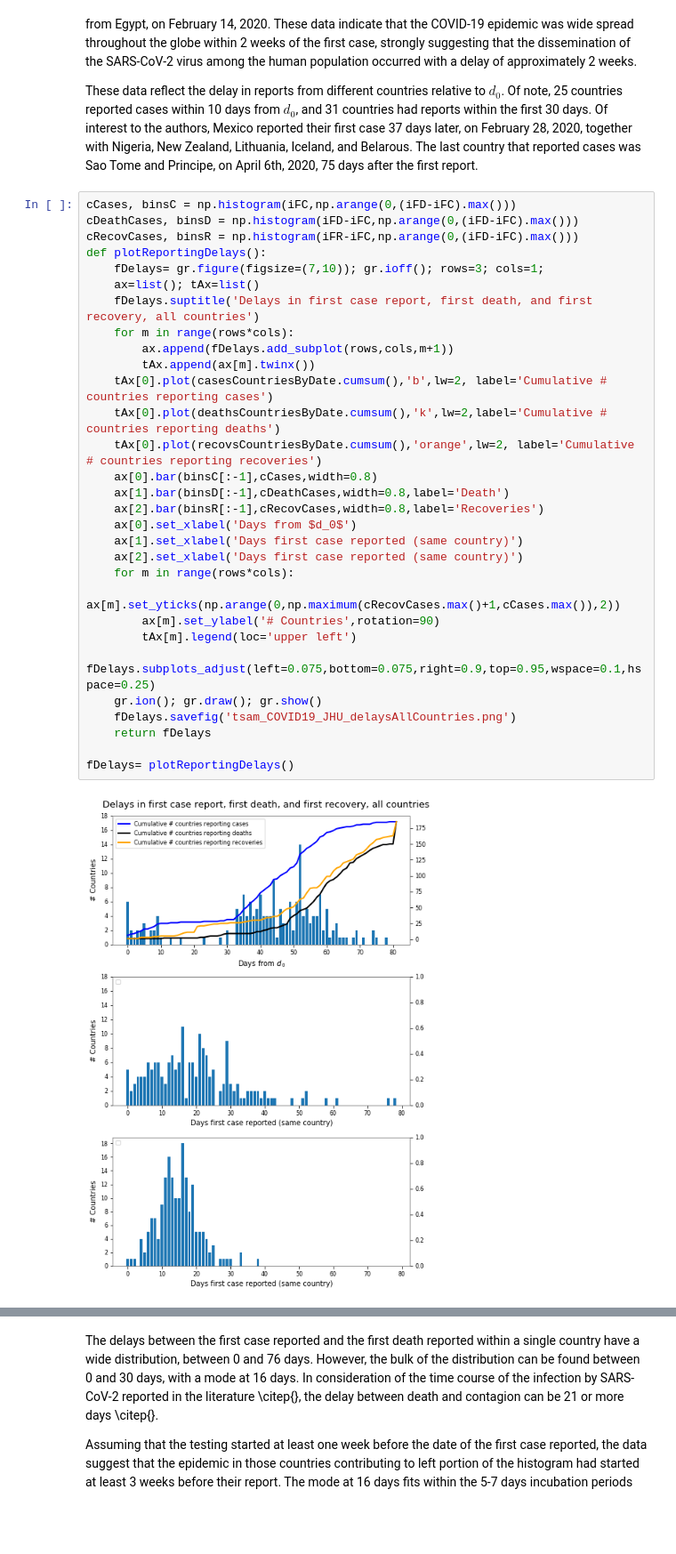
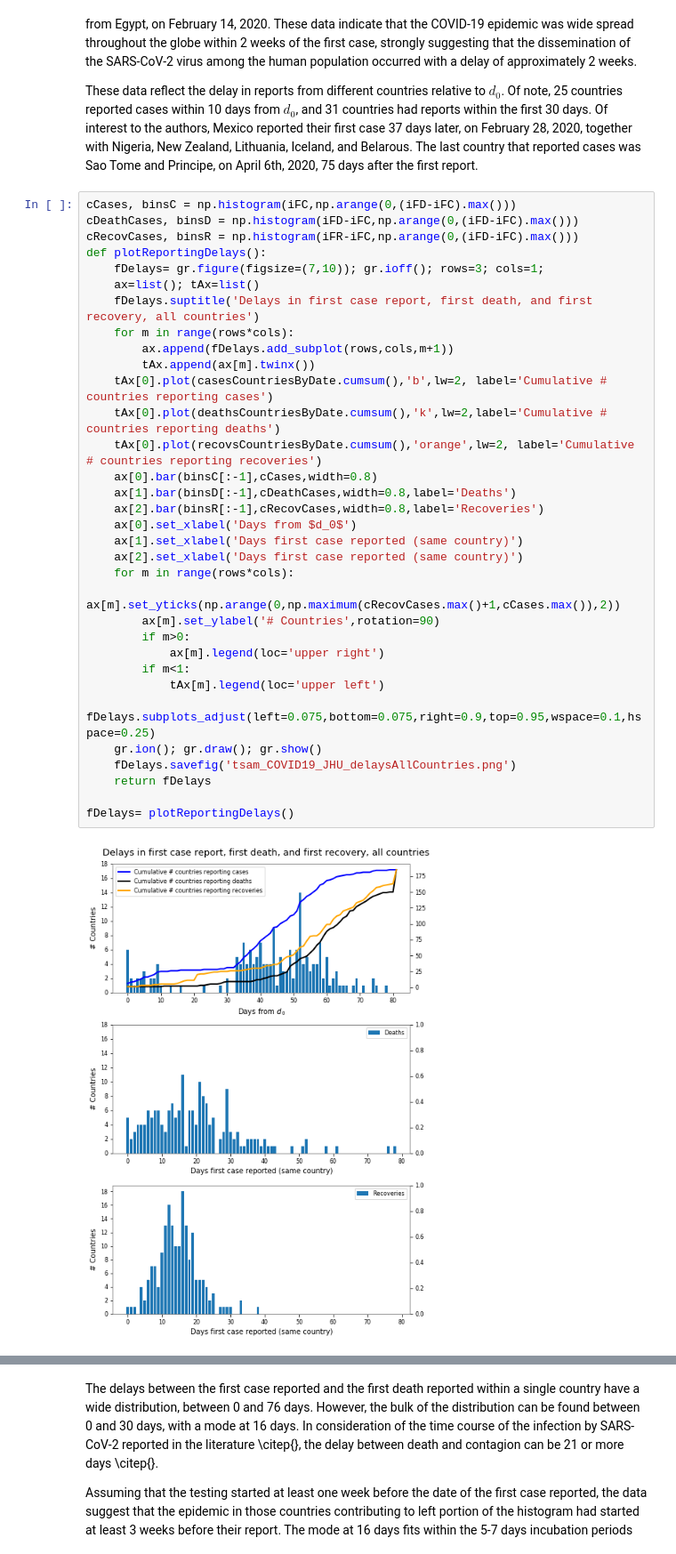
Before and after one commit to scab-unam/dam_COVID-19, a Jupyter notebook: tsam_COVID-19_JHU_cfr_Jan2020-.ipynb, the cells around one changed output, grey strips where cells are left out. Shown at 89% size. Drawn from its saved outputs; the diff is of its cells as text; blank space fills up the shorter version.

```diff
--- a/tsam_COVID-19_JHU_cfr_Jan2020-.ipynb
+++ b/tsam_COVID-19_JHU_cfr_Jan2020-.ipynb
@@ -259,34 +261,37 @@ Of interest to the authors, Mexico reported their first case 37 days later, on F
 # %%
 cCases, binsC = np.histogram(iFC,np.arange(0,(iFD-iFC).max()))
 cDeathCases, binsD = np.histogram(iFD-iFC,np.arange(0,(iFD-iFC).max()))
 cRecovCases, binsR = np.histogram(iFR-iFC,np.arange(0,(iFD-iFC).max()))
 def plotReportingDelays():
     fDelays= gr.figure(figsize=(7,10)); gr.ioff(); rows=3; cols=1;
     ax=list(); tAx=list()
     fDelays.suptitle('Delays in first case report, first death, and first recovery, all countries')
     for m in range(rows*cols):
         ax.append(fDelays.add_subplot(rows,cols,m+1))
         tAx.append(ax[m].twinx())
     tAx[0].plot(casesCountriesByDate.cumsum(),'b',lw=2, label='Cumulative # countries reporting cases')
     tAx[0].plot(deathsCountriesByDate.cumsum(),'k',lw=2,label='Cumulative # countries reporting deaths')
     tAx[0].plot(recovsCountriesByDate.cumsum(),'orange',lw=2, label='Cumulative # countries reporting recoveries')
     ax[0].bar(binsC[:-1],cCases,width=0.8)
-    ax[1].bar(binsD[:-1],cDeathCases,width=0.8,label='Death')
+    ax[1].bar(binsD[:-1],cDeathCases,width=0.8,label='Deaths')
     ax[2].bar(binsR[:-1],cRecovCases,width=0.8,label='Recoveries')
     ax[0].set_xlabel('Days from $d_0$')
     ax[1].set_xlabel('Days first case reported (same country)')
     ax[2].set_xlabel('Days first case reported (same country)')
     for m in range(rows*cols):
         ax[m].set_yticks(np.arange(0,np.maximum(cRecovCases.max()+1,cCases.max()),2))
         ax[m].set_ylabel('# Countries',rotation=90)
-        tAx[m].legend(loc='upper left')
+        if m>0:
+            ax[m].legend(loc='upper right')
+        if m<1:
+            tAx[m].legend(loc='upper left')
     fDelays.subplots_adjust(left=0.075,bottom=0.075,right=0.9,top=0.95,wspace=0.1,hspace=0.25)
     gr.ion(); gr.draw(); gr.show()
     fDelays.savefig('tsam_COVID19_JHU_delaysAllCountries.png')
     return fDelays
 
 fDelays= plotReportingDelays()
 # %% [output]
-[figure, old version]
+[figure, new version]
 # %%
 n=7; print(r'%d countries reported within the first %d days from $d_0$'%(len(siC[siC<n+1]),n))
```
Also changed, not shown: parts of 23 cells of this notebook, 16 other files.
